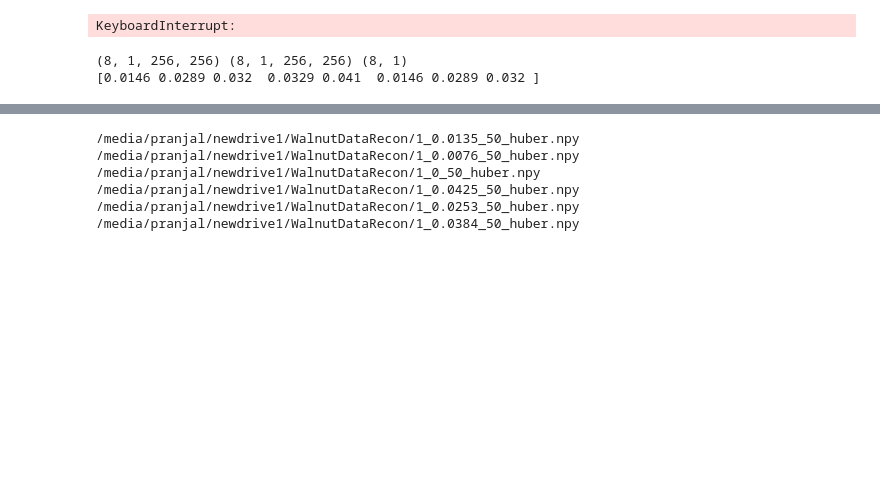
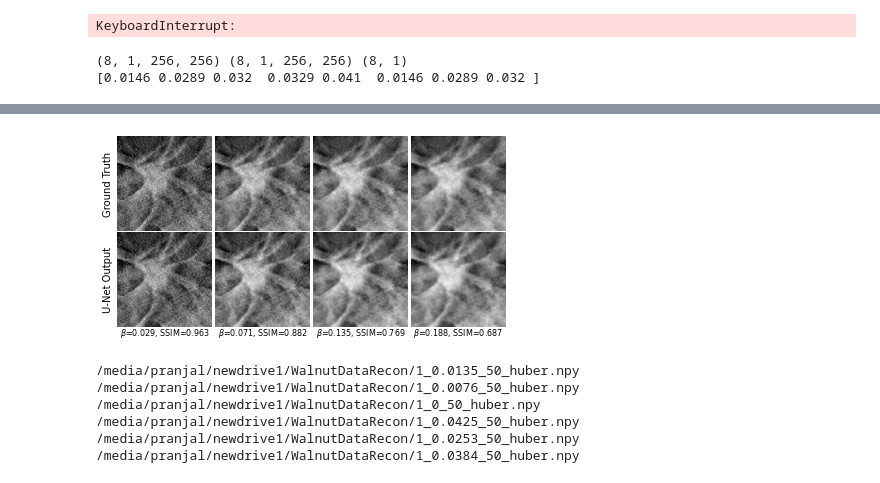
Before and after one commit to PranjalSahu/WalnutReconstructionCodes, a Jupyter notebook: test1.ipynb, the cells around one changed output, grey strips where cells are left out. Drawn from its saved outputs; the diff is of its cells as text; code cells hidden in the pictures; blank space fills up the shorter version.

```diff
--- a/test1.ipynb
+++ b/test1.ipynb
@@ -1013,0 +2140,4 @@ print(x_val_array.shape, y_val_array.shape, z_val_array.shape, count)
+# %%
+values = all_key_values#[0.005, 0.010, 0.015, 0.02, 0.025]
+for t in values:
+    print(t, np.round(np.mean(ssim_array[t]), 2), np.round(np.std(ssim_array[t]), 3), np.round(np.mean(mae_array[t]), 5), np.round(np.std(mae_array[t]), 5), np.round(np.mean(haar_array[t]), 3), np.round(np.std(haar_array[t]), 3))
@@ -1787,8 +4423,8 @@ def get_ssim_distribution(ssim_input_array, value_array):
 
     return ", ".join(mean_ssim_array)
 
-#model = MyUnet_half()
-#model.cuda()
+model = MyUnet_quarter()
+model.cuda()
 
 
 device    = torch.device("cuda:0")
@@ -1806,8 +4442,8 @@ my_loss1 = SSIM()
 prev_min   = 0
 batch_size = 8
 
-#v_array     = z_array
-#v_val_array = z_val_array
+v_array     = z_array
+v_val_array = z_val_array
 
 #model.train()
 for epoch in range(1000):
@@ -1878,8 +4514,8 @@ for epoch in range(1000):
 
 
     model.eval()
-    loss_array = []
-    ssim_array = []
+    loss_array   = []
+    ssim_array   = []
     value_array  = []
 
     for i in range(len(x_val_array)//batch_size):
@@ -1915,8 +4551,9 @@ for epoch in range(1000):
     ssim_mean   = np.mean(ssim_array)
     print(epoch, " SSIM mean ", ssim_mean, 'Loss ', np.mean(loss_array), ' SSIM ', ssim_string)
 
+
     if ssim_mean > prev_min:
         prev_min = ssim_mean
         print('saving the model ', prev_min)
-        torch.save(model.state_dict(), "unethalf-quadratic-lung.pt")
+        torch.save(model.state_dict(), "unetquarter-quadratic-dbt.pt")
 # %% [output]
@@ -2683,0 +5437,72 @@ plt.hist(y[index, 0].flatten().astype('float'))
+# %%
+# [STAR] For series of images for a volume with the Labels
+
+
+f = plt.figure()
+plt.rcParams["figure.figsize"] = [7, 3.5]
+
+#gs1 = gridspec.GridSpec(1, 8)
+#gs1.update(wspace=0.025, hspace=0.05)
+
+plt.rcParams["font.family"] = "Times New Roman"
+
+fig, axs = plt.subplots(2, 4, constrained_layout=True)
+#print(axs)
+for i in range(1, 5):
+    if i == 1:
+        axs[0, i-1].set_ylabel("Ground Truth")
+    axs[0, i-1].imshow(all_ground[i-1], cmap='gray')
+    #axs[0, i-1].set_title(r'$\beta$='+str(np.round(value_array[i-1], 3)), y=0.95, fontsize=10)
+    axs[0, i-1].set_xticks([], [])
+    axs[0, i-1].set_yticks([], [])
+    axs[0, i-1].spines['top'].set_visible(False)
+    axs[0, i-1].spines['bottom'].set_visible(False)
+    axs[0, i-1].spines['left'].set_visible(False)
+    axs[0, i-1].spines['right'].set_visible(False)
+
+for i in range(1, 5):
+    if i == 1:
+        axs[1, i-1].set_ylabel("U-Net Output")
+    axs[1, i-1].imshow(all_result[i-1], cmap='gray')
+    axs[1, i-1].set_title(r'$\beta$='+str(np.round(value_array[i-1], 3))+", SSIM="+str(np.round(ssim_array[i-1], 3)), y=-0.15, fontsize=8)
+    axs[1, i-1].set_xticks([], [])
+    axs[1, i-1].set_yticks([], [])
+    axs[1, i-1].spines['top'].set_visible(False)
+    axs[1, i-1].spines['bottom'].set_visible(False)
+    axs[1, i-1].spines['left'].set_visible(False)
+    axs[1, i-1].spines['right'].set_visible(False)
+    #axs[1, i-1].set_visible(False)
+    #axs[1, i-1].xticks([], [])
+
+
+#axs.set_xticks([])
+#axs.set_yticks([])
+#axs[1].set_xticks([])
+#axs[1].set_yticks([])
+
+plt.tick_params(
+    axis='x',          # changes apply to the x-axis
+    which='both',      # both major and minor ticks are affected
+    bottom=False,      # ticks along the bottom edge are off
+    top=False,         # ticks along the top edge are off
+    left=False,
+    right=False,
+    labelbottom=False)
+plt.tick_params(
+    axis='y',          # changes apply to the x-axis
+    which='both',      # both major and minor ticks are affected
+    left=False,
+    bottom=False,      # ticks along the bottom edge are off
+    top=False,         # ticks along the top edge are off
+    right=False,
+    labelbottom=False)
+plt.tick_params(top='off', bottom='off', left='off', right='off', labelleft='off', labelbottom='on')
+
+f.tight_layout()
+plt.subplots_adjust(wspace=0.01, hspace=0.01)
+plt.savefig('ipmi_supp14_garbage.png', dpi=300, bbox_inches = 'tight',
+    pad_inches = 0.08)
+plt.gca().axes.get_yaxis().set_visible(False)
+plt.gca().axes.get_xaxis().set_visible(False)
+plt.show(block=True)
+# %% [output]
@@ -2684,3 +5510,4 @@ plt.hist(y[index, 0].flatten().astype('float'))
+[figure, added]
 # %%
 import numpy as np
 import glob
```
Also changed, not shown: parts of 45 cells of this notebook, 52 other files.
